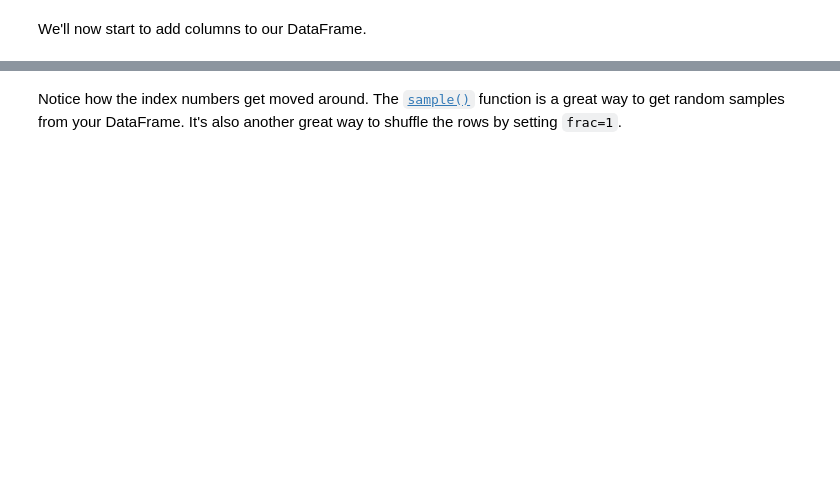
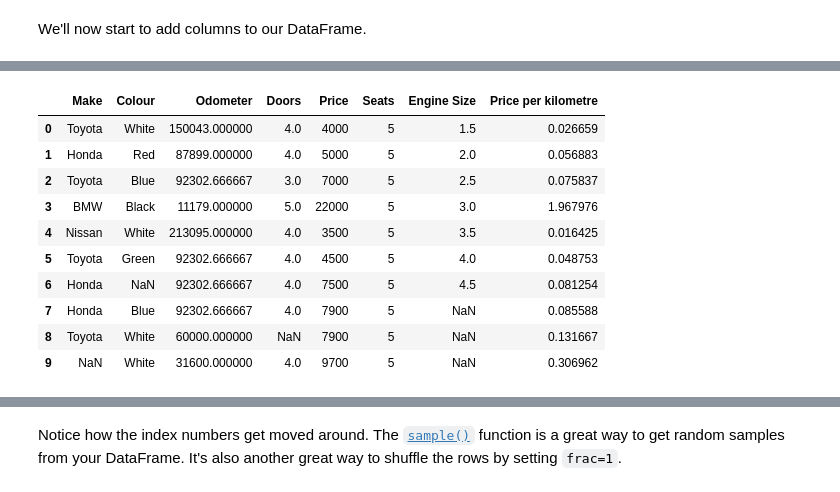
Before and after one commit to alizehadeel/AI-ML-Notebook, a Jupyter notebook: pandas-exercises.ipynb, the cells around one changed output, grey strips where cells are left out. Saved outputs shown, nothing was run; the diff lists cells and outputs as text; code cells hidden in the pictures; blank space fills up the shorter version.

```diff
--- a/pandas-exercises.ipynb
+++ b/pandas-exercises.ipynb
@@ -218,5 +364,6 @@ Notice the missing values are represented as `NaN` in pandas DataFrames.
 Let's try fill them.
 # %%
 # Fill the Odometer column missing values with the mean of the column inplace
+car_sales_missing.Odometer=car_sales_missing.Odometer.fillna(car_sales_missing.Odometer.mean())
 # %%
 # View the car sales missing DataFrame and verify the changes
@@ -225,2 +383,7 @@ Let's try fill them.
+# %%
+# Remove the rest of the missing data inplace
+car_sales_missing.Price=car_sales_missing.Price.str.replace(r'[$,]', '', regex=True).astype('Int64')#used this int type for Nan values
+car_sales_missing.Price.dtype
+car_sales_missing.Price.fillna(car_sales_missing.Price.mean(), inplace=True)
 # %%
 # Verify the missing values are removed by viewing the DataFrame
@@ -228,7 +404,11 @@ Let's try fill them.
 We'll now start to add columns to our DataFrame.
 # %%
 # Create a "Seats" column where every row has a value of 5
+car_sales_missing['Seats']=([5,5,5,5,5,5,5,5,5,5])
 # %%
 # Create a column called "Engine Size" with random values between 1.3 and 4.5
 # Remember: If you're doing it from a Python list, the list has to be the same length
 # as the DataFrame
+Engine_Size=pd.Series([1.5, 2.0, 2.5, 3.0, 3.5, 4.0, 4.5])
+car_sales_missing['Engine Size']=Engine_Size
+car_sales_missing
@@ -235,5 +427,19 @@ We'll now start to add columns to our DataFrame.
 # %%
 # Create a column which represents the price of a car per kilometer
 # Then view the DataFrame
+car_sales_missing['Price per kilometre']=car_sales_missing.Price / car_sales_missing.Odometer
+car_sales_missing
+# %% [output]
+|  | Make | Colour | Odometer | Doors | Price | Seats | Engine Size | Price per kilometre |
+| 0 | Toyota | White | 150043.000000 | 4.0 | 4000 | 5 | 1.5 | 0.026659 |
+| 1 | Honda | Red | 87899.000000 | 4.0 | 5000 | 5 | 2.0 | 0.056883 |
+| 2 | Toyota | Blue | 92302.666667 | 3.0 | 7000 | 5 | 2.5 | 0.075837 |
+| 3 | BMW | Black | 11179.000000 | 5.0 | 22000 | 5 | 3.0 | 1.967976 |
+| 4 | Nissan | White | 213095.000000 | 4.0 | 3500 | 5 | 3.5 | 0.016425 |
+| 5 | Toyota | Green | 92302.666667 | 4.0 | 4500 | 5 | 4.0 | 0.048753 |
+| 6 | Honda | NaN | 92302.666667 | 4.0 | 7500 | 5 | 4.5 | 0.081254 |
+| 7 | Honda | Blue | 92302.666667 | 4.0 | 7900 | 5 | NaN | 0.085588 |
+| 8 | Toyota | White | 60000.000000 | NaN | 7900 | 5 | NaN | 0.131667 |
+| 9 | NaN | White | 31600.000000 | 4.0 | 9700 | 5 | NaN | 0.306962 |
 # %%
 # Remove the last column you added using .drop()
```
Also changed, not shown: parts of 32 cells of this notebook.
